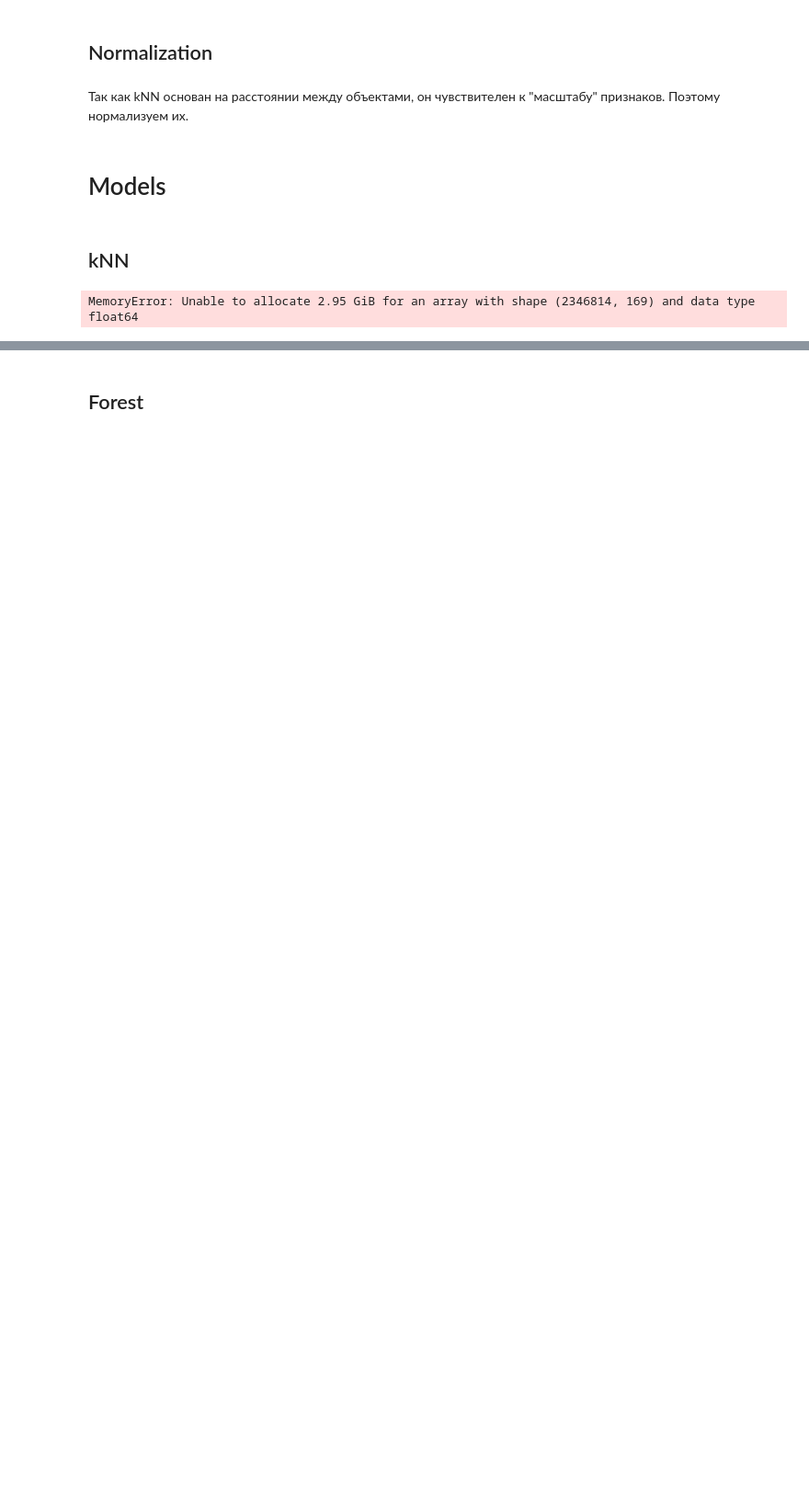
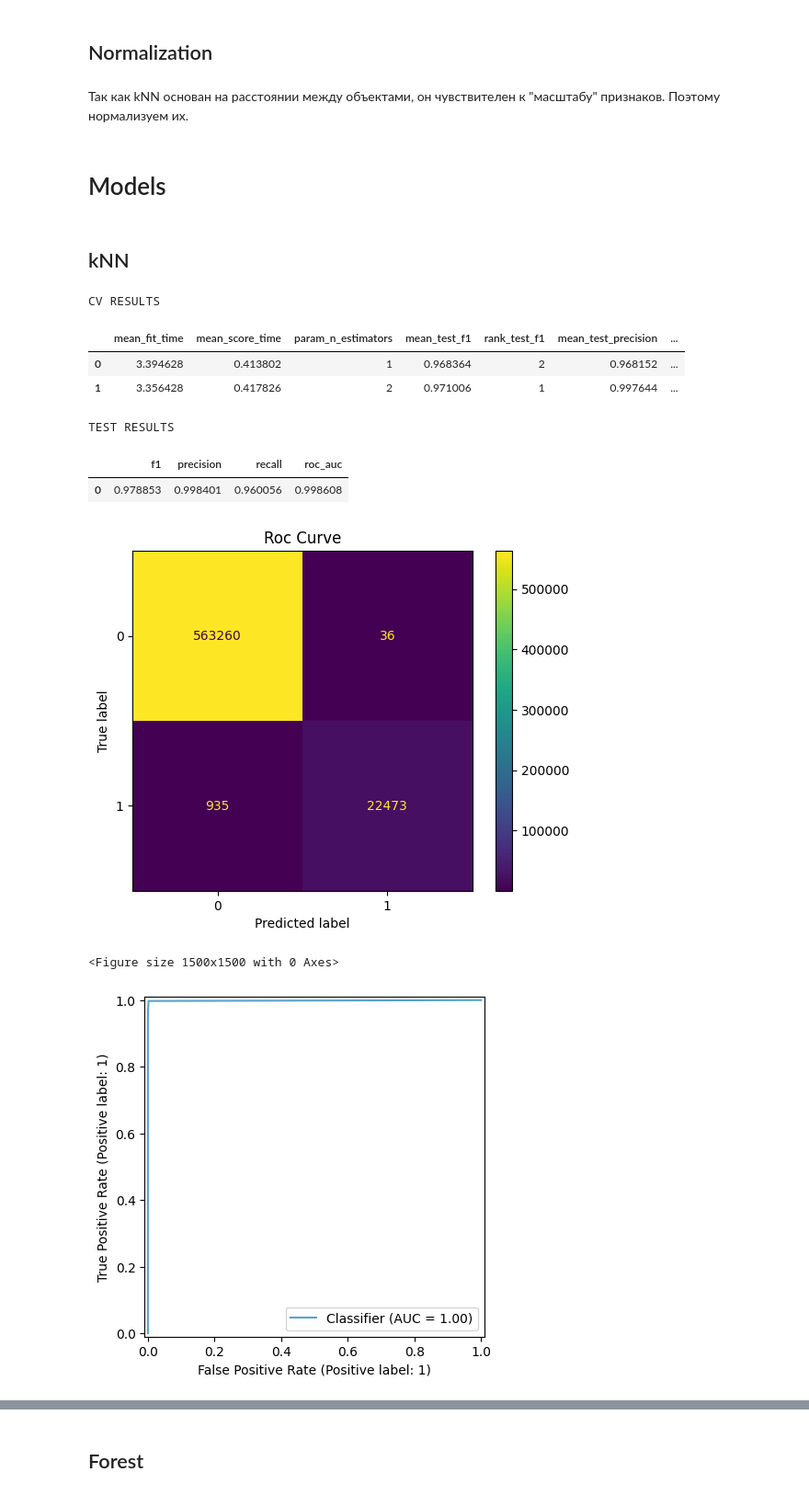
Before and after one commit to Renhas/ML-Course, a Jupyter notebook: Flight Status Prediction/Classification.ipynb, the cells around one changed output, grey strips where cells are left out. Shown at 92% size. Cells and saved outputs as stored; diff of their text form; code cells hidden in the pictures; blank space fills up the shorter version.

```diff
--- a/Flight Status Prediction/Classification.ipynb
+++ b/Flight Status Prediction/Classification.ipynb
@@ -1098,9 +1119,46 @@ X_test = pd.DataFrame(ss.transform(X_test), columns=X_test.columns, index=X_test
+# %%
+def plot_graphs(display_cls, y_true, y_proba, title=None):
+    if title:
+        plt.title(title)
+    plt.figure(figsize=(15, 15))
+    display_cls.from_predictions(y_true, y_proba)
+# %%
+def report(grid_search, x_test, y_test):
+    cv_results = cv_res_prepare(grid_search.cv_results_)
+
+    estimator = grid_search.best_estimator_
+    test_results = custom_metric(estimator, x_test, y_test)
+    test_results = pd.DataFrame({key: [value] for key, value in test_results.items()})
+
+    y_pred, y_proba = evaluate(estimator, x_test)
+
+    print("CV RESULTS")
+    display(cv_results)
+    print("TEST RESULTS")
+    display(test_results)
+
+    disp = ConfusionMatrixDisplay.from_predictions(y_test, y_pred)
+    disp.ax_.set_title("Confusion Matrix")
+    plot_graphs(RocCurveDisplay, y_test, y_proba, title="Roc Curve")
+
+    return cv_results, test_results
 # %% [markdown]
 ## kNN
-# %%
-knn = KNeighborsClassifier()
-knn.fit(X_train, y_train)
-pred = knn.predict(X_test)
-f1_score(y_test, pred)
-# %% [output]
-MemoryError: Unable to allocate 2.95 GiB for an array with shape (2346814, 169) and data type float64
+# %%
+param_grid = {
+    "n_neighbors": np.arange(1, 10, 3)
+}
+knn_gs = train(KNeighborsClassifier(n_jobs=-1), param_grid, X_train, y_train)
+# %%
+knn_cv, knn_test = report(knn_gs, X_test, y_test)
+# %% [output]
+CV RESULTS
+|  | mean_fit_time | mean_score_time | param_n_estimators | mean_test_f1 | rank_test_f1 | mean_test_precision | ... |
+| 0 | 3.394628 | 0.413802 | 1 | 0.968364 | 2 | 0.968152 | ... |
+| 1 | 3.356428 | 0.417826 | 2 | 0.971006 | 1 | 0.997644 | ... |
+TEST RESULTS
+|  | f1 | precision | recall | roc_auc |
+| 0 | 0.978853 | 0.998401 | 0.960056 | 0.998608 |
+[figure, added]
+<Figure size 1500x1500 with 0 Axes>
+[figure, added]
```
Also changed, not shown: parts of 15 cells of this notebook, 4 other files.
